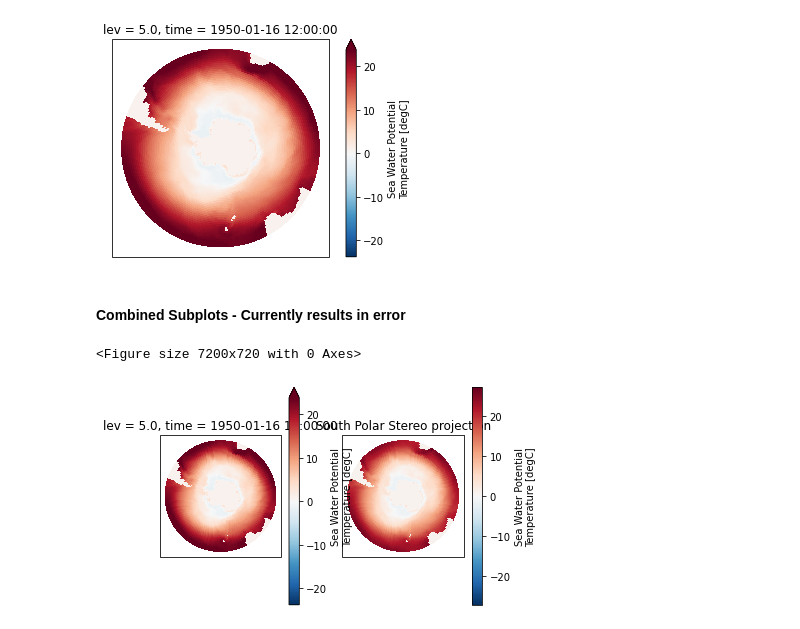
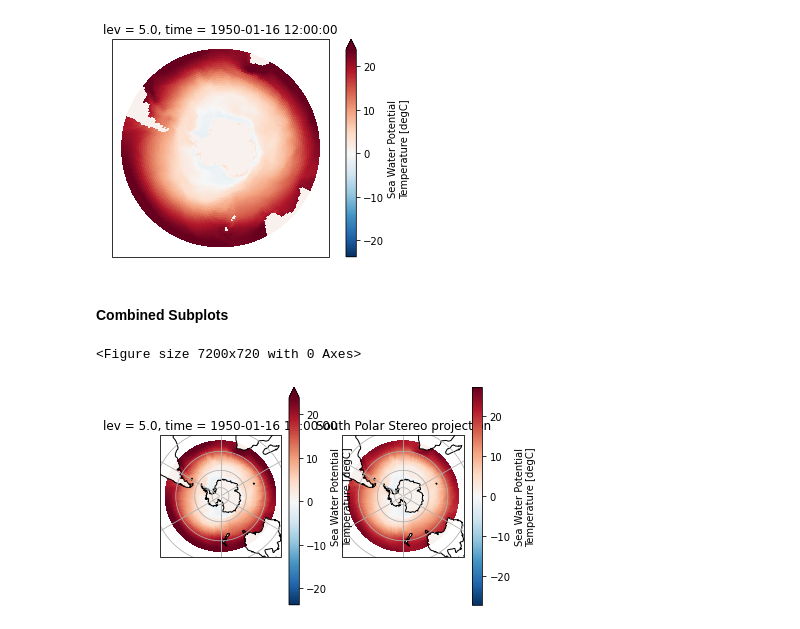
Before and after one commit to el1247/BAS_AI4ER_SAM, a Jupyter notebook: notebooks/exploratory/1.0_el_CartpyTest.ipynb, the cells around one changed output. Saved outputs shown, nothing was run; the diff lists cells and outputs as text; code cells hidden in the pictures.

```diff
--- a/notebooks/exploratory/1.0_el_CartpyTest.ipynb
+++ b/notebooks/exploratory/1.0_el_CartpyTest.ipynb
@@ -40,17 +40,19 @@ plt.show()
 [figure]
 [figure]
 # %% [markdown]
-#### Combined Subplots - Currently results in error
+#### Combined Subplots
 # %%
 plt.figure(1, figsize=(100,10))
 fig, (ax1, ax2) =plt.subplots(1,2,subplot_kw=dict(projection=ccrs.SouthPolarStereo()))
 data_so.plot(ax=ax1,  x='lon', y='lat', cmap='RdBu_r',robust=True, transform=ccrs.PlateCarree())
 data_so.plot(ax=ax2, transform=ccrs.PlateCarree())
-ax.gridlines()
-#ax.coastlines()
+ax1.gridlines()
+ax1.coastlines()
+ax2.gridlines()
+ax2.coastlines()
 plt.title("South Polar Stereo projection")
 
 plt.show()
 # %% [output]
 <Figure size 7200x720 with 0 Axes>
-[figure, old version]
+[figure, new version]
```
Also changed, not shown: 2 other files.
